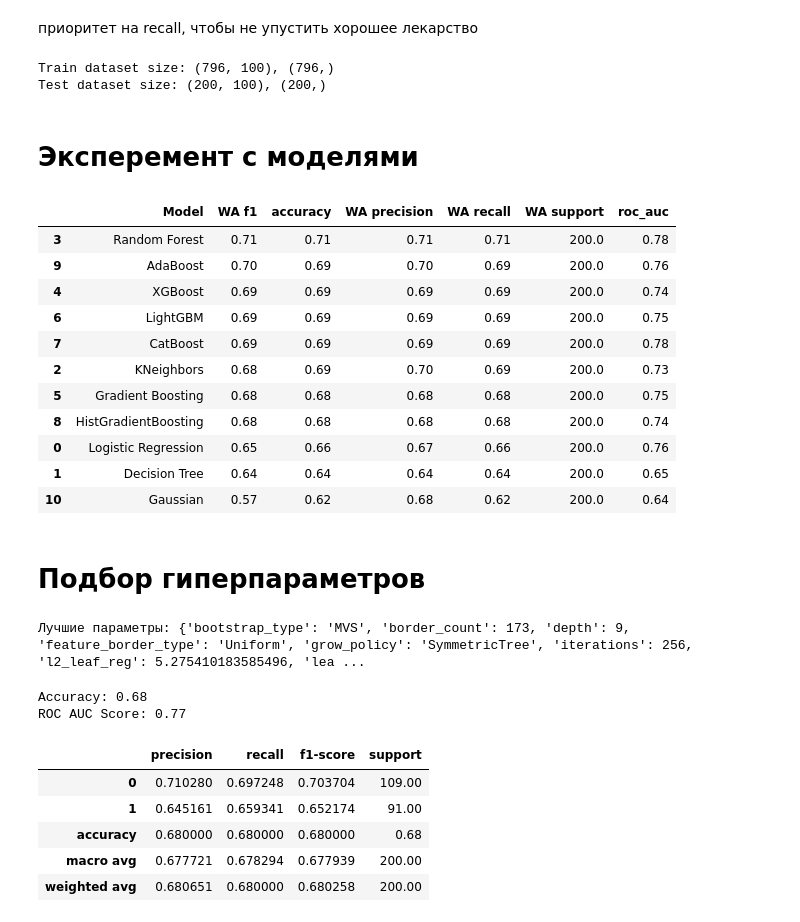
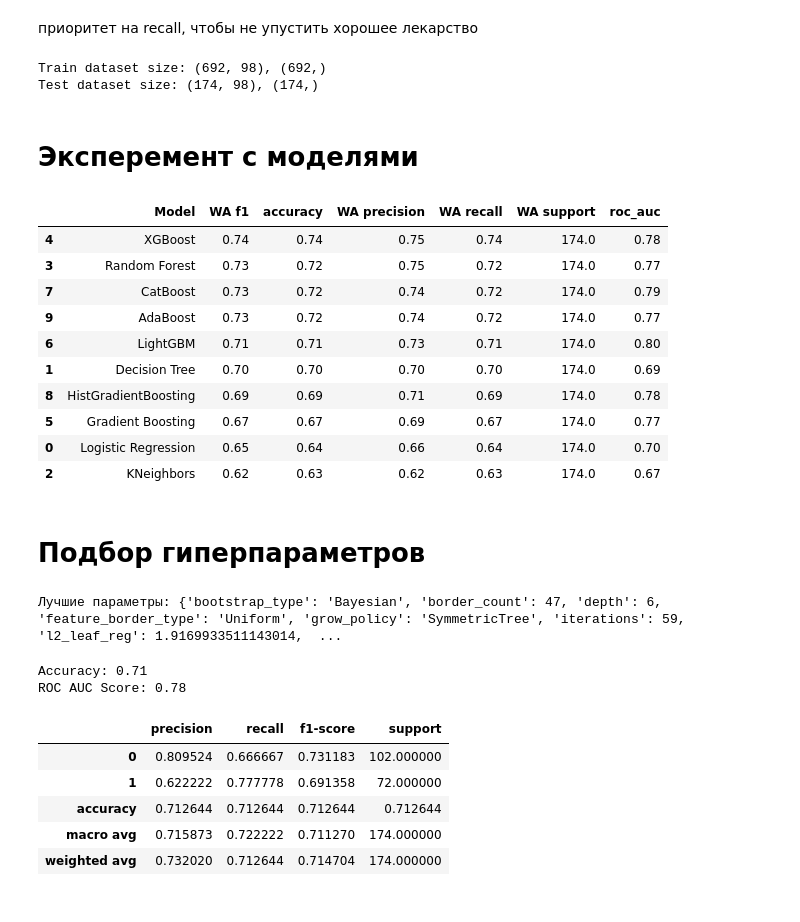
Before and after one commit to sevaTechoPark/mo-chemistry, a Jupyter notebook: classification_IC50.ipynb, the cells around one changed output. Drawn from its saved outputs; the diff is of its cells as text; code cells hidden in the pictures.

Commit message:
improve regression and classification IC50

```diff
--- a/classification_IC50.ipynb
+++ b/classification_IC50.ipynb
@@ -27,3 +29,7 @@ df = df[df['IC50, mM'] < 4000]
+# %%
+matching_instances = df[df['IC50, mM'] == df['CC50, mM']]
+print(len(matching_instances.index))
+df.drop(index=matching_instances.index, inplace=True)
 # %% [markdown]
 # Подготовка данных для эксперемента
 # %%
@@ -45,25 +51,24 @@ X_train, X_test, y_train, y_test = train_test_split(X, y, test_size=0.2, random_
 print(f'Train dataset size: {X_train.shape}, {y_train.shape}')
 print(f'Test dataset size: {X_test.shape}, {y_test.shape}')
 # %% [output]
-Train dataset size: (796, 100), (796,)
-Test dataset size: (200, 100), (200,)
+Train dataset size: (692, 98), (692,)
+Test dataset size: (174, 98), (174,)
 # %% [markdown]
 # Эксперемент с моделями
 # %%
 run_models_classifications(X_train, X_test, y_train, y_test)
 # %% [output]
 |  | Model | WA f1 | accuracy | WA precision | WA recall | WA support | roc_auc |
-| 3 | Random Forest | 0.71 | 0.71 | 0.71 | 0.71 | 200.0 | 0.78 |
-| 9 | AdaBoost | 0.70 | 0.69 | 0.70 | 0.69 | 200.0 | 0.76 |
-| 4 | XGBoost | 0.69 | 0.69 | 0.69 | 0.69 | 200.0 | 0.74 |
-| 6 | LightGBM | 0.69 | 0.69 | 0.69 | 0.69 | 200.0 | 0.75 |
-| 7 | CatBoost | 0.69 | 0.69 | 0.69 | 0.69 | 200.0 | 0.78 |
-| 2 | KNeighbors | 0.68 | 0.69 | 0.70 | 0.69 | 200.0 | 0.73 |
-| 5 | Gradient Boosting | 0.68 | 0.68 | 0.68 | 0.68 | 200.0 | 0.75 |
-| 8 | HistGradientBoosting | 0.68 | 0.68 | 0.68 | 0.68 | 200.0 | 0.74 |
-| 0 | Logistic Regression | 0.65 | 0.66 | 0.67 | 0.66 | 200.0 | 0.76 |
-| 1 | Decision Tree | 0.64 | 0.64 | 0.64 | 0.64 | 200.0 | 0.65 |
-| 10 | Gaussian | 0.57 | 0.62 | 0.68 | 0.62 | 200.0 | 0.64 |
+| 4 | XGBoost | 0.74 | 0.74 | 0.75 | 0.74 | 174.0 | 0.78 |
+| 3 | Random Forest | 0.73 | 0.72 | 0.75 | 0.72 | 174.0 | 0.77 |
+| 7 | CatBoost | 0.73 | 0.72 | 0.74 | 0.72 | 174.0 | 0.79 |
+| 9 | AdaBoost | 0.73 | 0.72 | 0.74 | 0.72 | 174.0 | 0.77 |
+| 6 | LightGBM | 0.71 | 0.71 | 0.73 | 0.71 | 174.0 | 0.80 |
+| 1 | Decision Tree | 0.70 | 0.70 | 0.70 | 0.70 | 174.0 | 0.69 |
+| 8 | HistGradientBoosting | 0.69 | 0.69 | 0.71 | 0.69 | 174.0 | 0.78 |
+| 5 | Gradient Boosting | 0.67 | 0.67 | 0.69 | 0.67 | 174.0 | 0.77 |
+| 0 | Logistic Regression | 0.65 | 0.64 | 0.66 | 0.64 | 174.0 | 0.70 |
+| 2 | KNeighbors | 0.62 | 0.63 | 0.62 | 0.63 | 174.0 | 0.67 |
 # %% [markdown]
 # Подбор гиперпараметров
 # %%
@@ -99,40 +104,40 @@ random_search.fit(X_train, y_train)
 best_params = random_search.best_params_
 print("Лучшие параметры:", best_params)
 # %% [output]
-Лучшие параметры: {'bootstrap_type': 'MVS', 'border_count': 173, 'depth': 9, 'feature_border_type': 'Uniform', 'grow_policy': 'SymmetricTree', 'iterations': 256, 'l2_leaf_reg': 5.275410183585496, 'lea ...
+Лучшие параметры: {'bootstrap_type': 'Bayesian', 'border_count': 47, 'depth': 6, 'feature_border_type': 'Uniform', 'grow_policy': 'SymmetricTree', 'iterations': 59, 'l2_leaf_reg': 1.9169933511143014,  ...
 # %%
 model = CatBoostClassifier(
     bootstrap_type='Bayesian',
-    border_count=34,
+    border_count=47,
     depth=6,
     feature_border_type='Uniform',
-    grow_policy='Lossguide',
-    iterations=139,
-    l2_leaf_reg=6.12,
-    leaf_estimation_iterations=3,
-    learning_rate=0.11,
-    random_strength=0.01,
+    grow_policy='SymmetricTree',
+    iterations=59,
+    l2_leaf_reg=1.92,
+    leaf_estimation_iterations=7,
+    learning_rate=0.17,
+    random_strength=0.73,
     random_state=42,
     verbose=0,
 )
 model.fit(X_train, y_train)
 
 y_pred = model.predict(X_test)
 y_score = model.predict_proba(X_test)[:, 1]
 
 report = classification_report(y_test, y_pred, output_dict=True)
 report_df = pd.DataFrame(report).transpose()
 roc_auc = roc_auc_score(y_test, y_score)
 
 print("Accuracy:", round(report['accuracy'], 2))
 print("ROC AUC Score:", round(roc_auc, 2))
 report_df
 # %% [output]
-Accuracy: 0.68
-ROC AUC Score: 0.77
+Accuracy: 0.71
+ROC AUC Score: 0.78
 |  | precision | recall | f1-score | support |
-| 0 | 0.710280 | 0.697248 | 0.703704 | 109.00 |
-| 1 | 0.645161 | 0.659341 | 0.652174 | 91.00 |
-| accuracy | 0.680000 | 0.680000 | 0.680000 | 0.68 |
-| macro avg | 0.677721 | 0.678294 | 0.677939 | 200.00 |
-| weighted avg | 0.680651 | 0.680000 | 0.680258 | 200.00 |
+| 0 | 0.809524 | 0.666667 | 0.731183 | 102.000000 |
+| 1 | 0.622222 | 0.777778 | 0.691358 | 72.000000 |
+| accuracy | 0.712644 | 0.712644 | 0.712644 | 0.712644 |
+| macro avg | 0.715873 | 0.722222 | 0.711270 | 174.000000 |
+| weighted avg | 0.732020 | 0.712644 | 0.714704 | 174.000000 |
```
Also changed, not shown: parts of 2 cells of this notebook, 4 other files.
